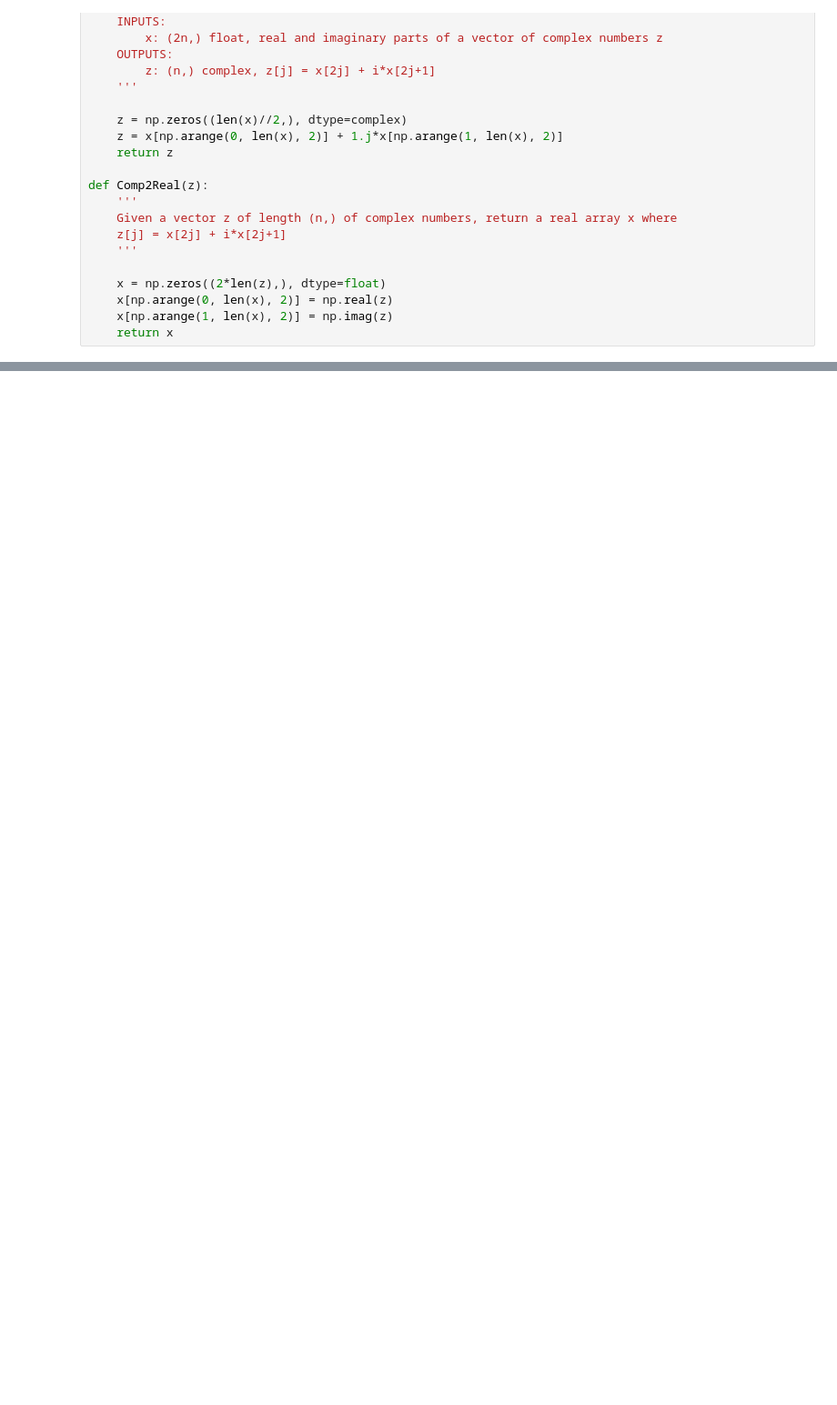
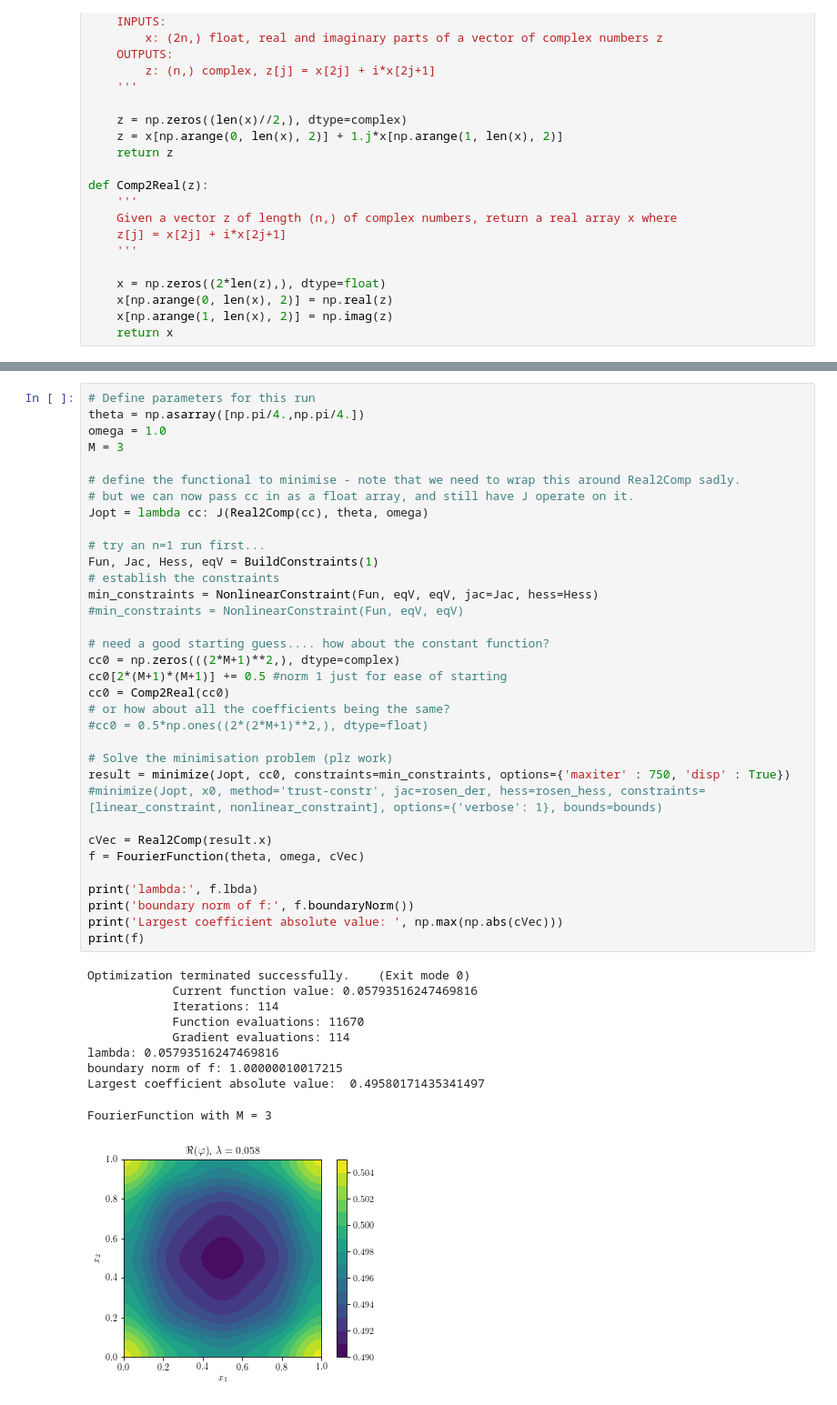
Before and after one commit to willGraham01/PhD-Work-Git, a Jupyter notebook: QG_Code/NumericalSolves/Composite_Cross/DtNEvalsViaMinimiser.ipynb, the cells around one changed output, grey strips where cells are left out. Shown: that part at 91% size. Cells and saved outputs as stored; diff of their text form; blank space fills up the shorter version.

Commit message:
Got Steklov e'val minimiser working

```diff
--- a/QG_Code/NumericalSolves/Composite_Cross/DtNEvalsViaMinimiser.ipynb
+++ b/QG_Code/NumericalSolves/Composite_Cross/DtNEvalsViaMinimiser.ipynb
@@ -318,0 +619,45 @@ f = FourierFunction(theta, omega, cVals)
+# %%
+# Define parameters for this run
+theta = np.asarray([np.pi/4.,np.pi/4.])
+omega = 1.0
+M = 3
+
+# define the functional to minimise - note that we need to wrap this around Real2Comp sadly.
+# but we can now pass cc in as a float array, and still have J operate on it.
+Jopt = lambda cc: J(Real2Comp(cc), theta, omega)
+
+# try an n=1 run first...
+Fun, Jac, Hess, eqV = BuildConstraints(1)
+# establish the constraints
+min_constraints = NonlinearConstraint(Fun, eqV, eqV, jac=Jac, hess=Hess)
+#min_constraints = NonlinearConstraint(Fun, eqV, eqV)
+
+# need a good starting guess.... how about the constant function?
+cc0 = np.zeros(((2*M+1)**2,), dtype=complex)
+cc0[2*(M+1)*(M+1)] += 0.5 #norm 1 just for ease of starting
+cc0 = Comp2Real(cc0)
+# or how about all the coefficients being the same?
+#cc0 = 0.5*np.ones((2*(2*M+1)**2,), dtype=float)
+
+# Solve the minimisation problem (plz work)
+result = minimize(Jopt, cc0, constraints=min_constraints, options={'maxiter' : 750, 'disp' : True})
+#minimize(Jopt, x0, method='trust-constr', jac=rosen_der, hess=rosen_hess, constraints=[linear_constraint, nonlinear_constraint], options={'verbose': 1}, bounds=bounds)
+
+cVec = Real2Comp(result.x)
+f = FourierFunction(theta, omega, cVec)
+
+print('lambda:', f.lbda)
+print('boundary norm of f:', f.boundaryNorm())
+print('Largest coefficient absolute value: ', np.max(np.abs(cVec)))
+print(f)
+# %% [output]
+Optimization terminated successfully.    (Exit mode 0)
+            Current function value: 0.05793516247469816
+            Iterations: 114
+            Function evaluations: 11670
+            Gradient evaluations: 114
+lambda: 0.05793516247469816
+boundary norm of f: 1.00000010017215
+Largest coefficient absolute value:  0.49580171435341497
+FourierFunction with M = 3
+[figure, added]
```
Also changed, not shown: parts of 12 cells of this notebook.
